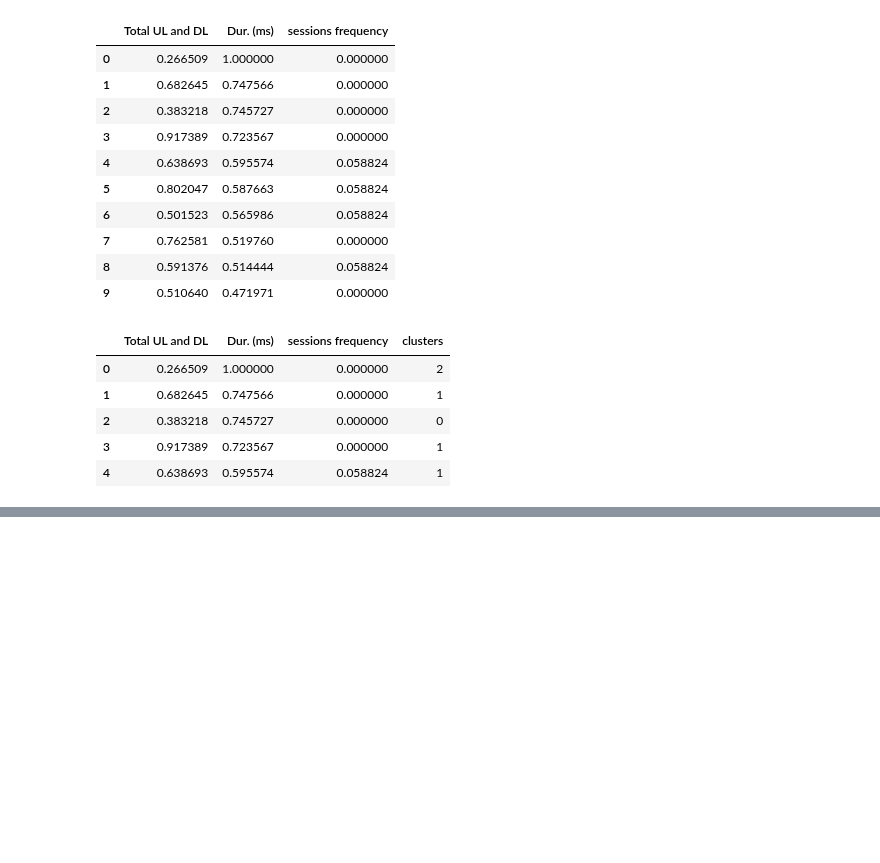
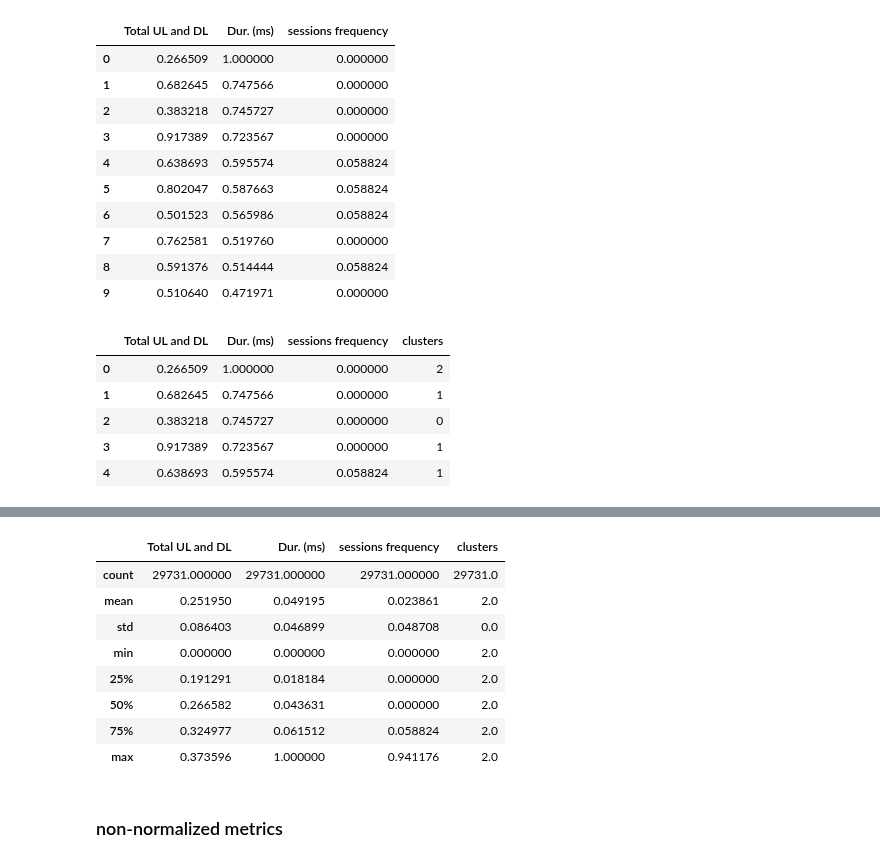
Before and after one commit to Abel-Blue/telecom-user-analytics, a Jupyter notebook: notebooks/user_engagementAnalysis.ipynb, the cells around one changed output, grey strips where cells are left out. Drawn from its saved outputs; the diff is of its cells as text; code cells hidden in the pictures; blank space fills up the shorter version.

```diff
--- a/notebooks/user_engagementAnalysis.ipynb
+++ b/notebooks/user_engagementAnalysis.ipynb
@@ -289,0 +307,4 @@ plt.show()
+# %%
+# cluster 3
+nor_cluster3 = cm[cm.cluster == 2].iloc[:,0].values.tolist()
+cluster_3_df = df_nor.loc[nor_cluster3,:]
@@ -289,0 +337,14 @@ plt.show()
+# %%
+cluster_3_df.describe()
+# %% [output]
+|  | Total UL and DL | Dur. (ms) | sessions frequency | clusters |
+| count | 29731.000000 | 29731.000000 | 29731.000000 | 29731.0 |
+| mean | 0.251950 | 0.049195 | 0.023861 | 2.0 |
+| std | 0.086403 | 0.046899 | 0.048708 | 0.0 |
+| min | 0.000000 | 0.000000 | 0.000000 | 2.0 |
+| 25% | 0.191291 | 0.018184 | 0.000000 | 2.0 |
+| 50% | 0.266582 | 0.043631 | 0.000000 | 2.0 |
+| 75% | 0.324977 | 0.061512 | 0.058824 | 2.0 |
+| max | 0.373596 | 1.000000 | 0.941176 | 2.0 |
+# %% [markdown]
+### non-normalized metrics
```
Also changed, not shown: parts of 20 cells of this notebook.
